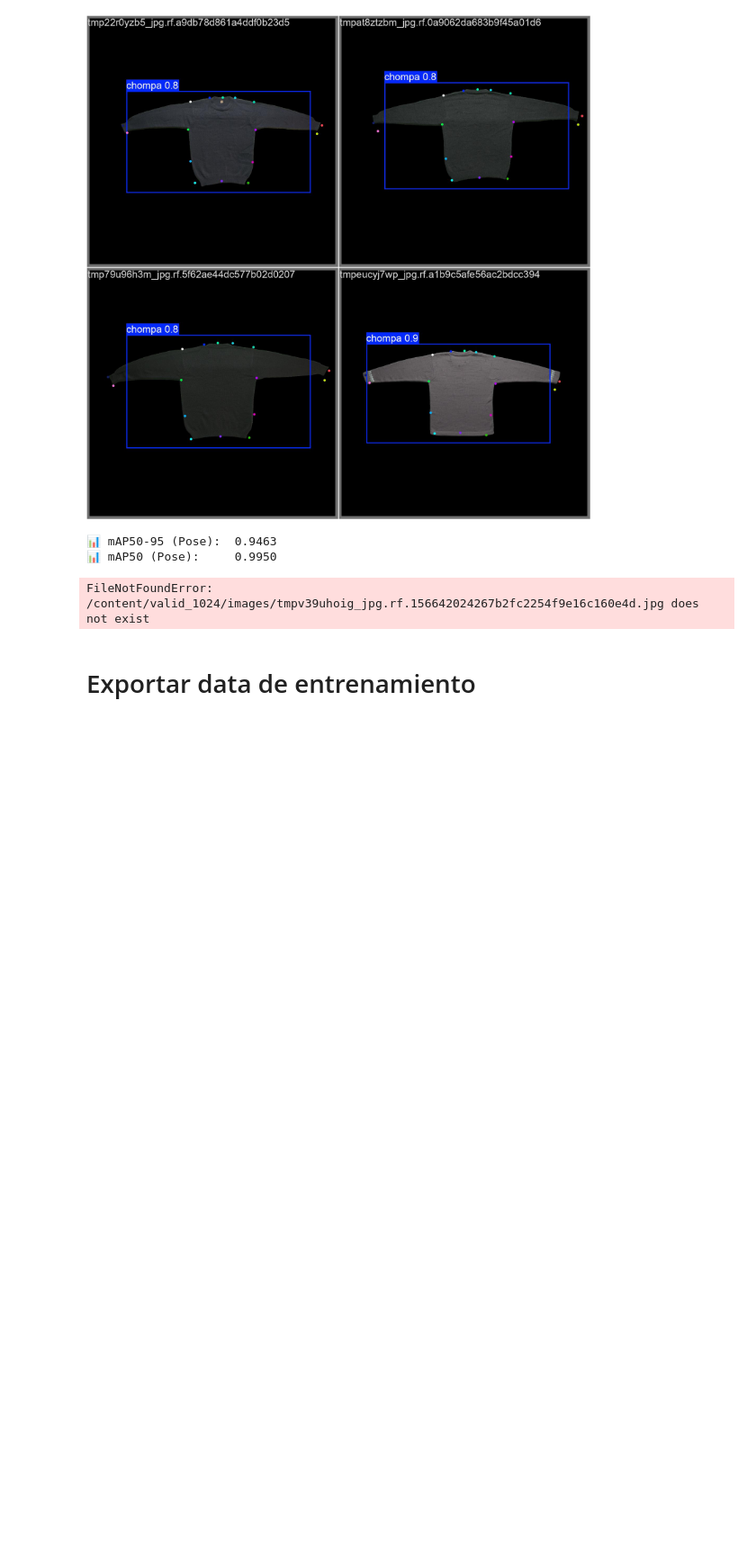
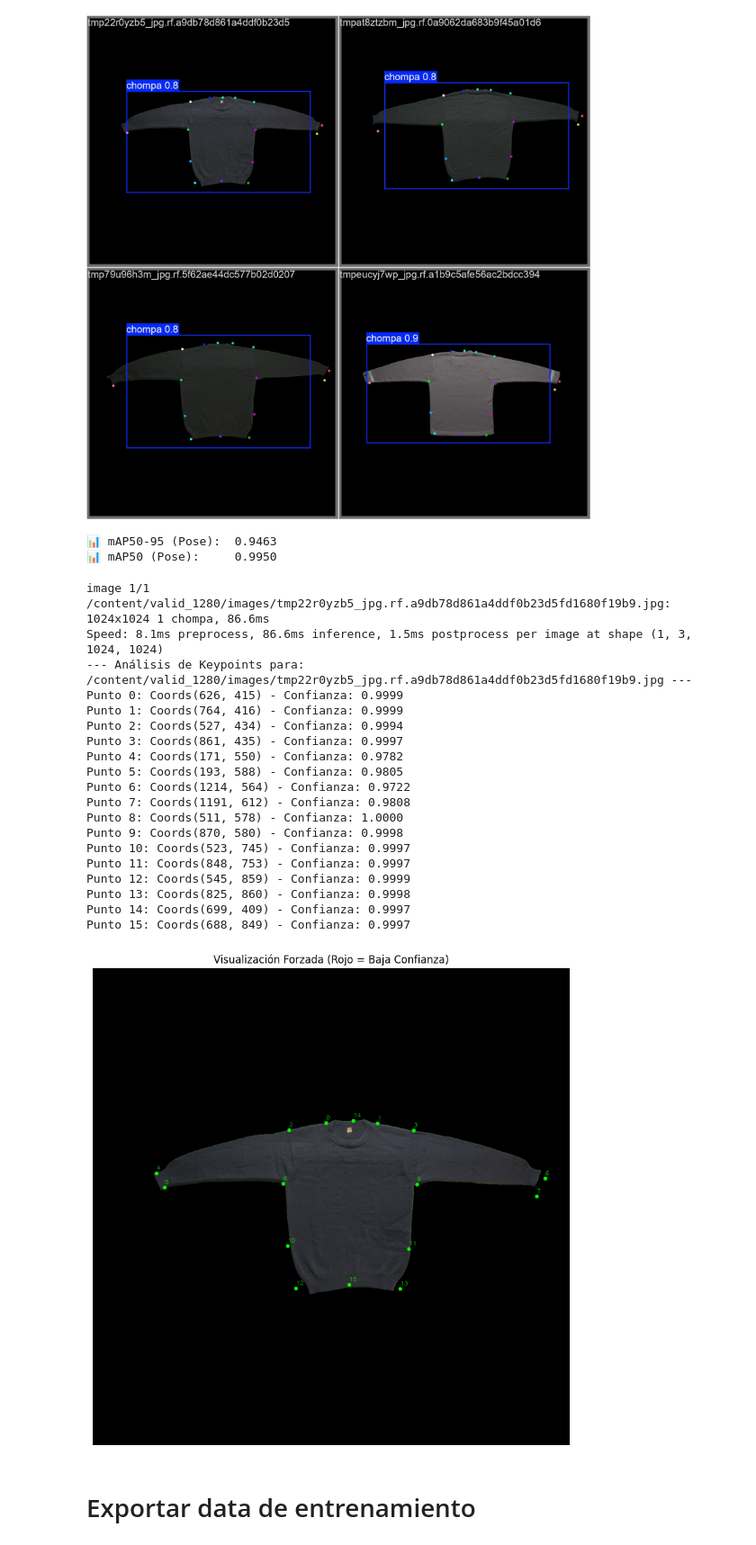
Before and after one commit to jarl24-dev/clothes-failures-detection, a Jupyter notebook: ClothesDetectionVs03.ipynb, the cells around one changed output. Shown at 90% size. Saved outputs shown, nothing was run; the diff lists cells and outputs as text; code cells hidden in the pictures; blank space fills up the shorter version.

```diff
--- a/ClothesDetectionVs02.ipynb
+++ b/ClothesDetectionVs03.ipynb
@@ -859,41 +863,60 @@ from ultralytics import YOLO
 import matplotlib.pyplot as plt
 
 # 1. Cargar tu mejor modelo
-model = YOLO('/content/runs/pose/metrologia_chompas/v9_m1280_color_agnostic/weights/best.pt')
+model = YOLO(f'/content/runs/pose/metrologia_chompas/{modelo}/weights/best.pt')
 
 # 2. Ruta de la imagen que quieres inspeccionar
-img_path = '/content/valid_1024/images/tmpv39uhoig_jpg.rf.156642024267b2fc2254f9e16c160e4d.jpg'
+img_path = '/content/valid_1024/images/tmpat8ztzbm_jpg.rf.0a9062da683b9f45a01d62af8efb1a07.jpg'
 
 # 3. Inferencia con umbral de confianza MUY BAJO (0.10)
 # Esto nos mostrará si el modelo detectó los puños pero con baja seguridad.
 results = model.predict(source=img_path, conf=0.10, imgsz=1024)
 
 for r in results:
     img = r.orig_img.copy()
     img = cv2.cvtColor(img, cv2.COLOR_BGR2RGB)
 
     # Extraer keypoints y sus confianzas
     # shape: [num_personas, num_keypoints, 3] -> (x, y, conf)
     kpts = r.keypoints.data[0].cpu().numpy()
 
     print(f"--- Análisis de Keypoints para: {img_path} ---")
     for i, kpt in enumerate(kpts):
         x, y, conf = kpt
         # Los puños suelen ser los últimos puntos según tu flip_idx (puntos 12, 13, 14, 15)
         print(f"Punto {i}: Coords({int(x)}, {int(y)}) - Confianza: {conf:.4f}")
 
         # Dibujar TODOS los puntos encontrados, incluso los de baja confianza
         color = (0, 255, 0) if conf > 0.5 else (255, 0, 0) # Verde si es bueno, Rojo si es dudoso
         cv2.circle(img, (int(x), int(y)), 5, color, -1)
         cv2.putText(img, str(i), (int(x), int(y)-10), cv2.FONT_HERSHEY_SIMPLEX, 0.5, color, 1)
 
     plt.figure(figsize=(10,10))
     plt.imshow(img)
     plt.title("Visualización Forzada (Rojo = Baja Confianza)")
     plt.axis('off')
     plt.show()
 # %% [output]
-FileNotFoundError: /content/valid_1024/images/tmpv39uhoig_jpg.rf.156642024267b2fc2254f9e16c160e4d.jpg does not exist
+image 1/1 /content/valid_1280/images/tmp22r0yzb5_jpg.rf.a9db78d861a4ddf0b23d5fd1680f19b9.jpg: 1024x1024 1 chompa, 86.6ms
+Speed: 8.1ms preprocess, 86.6ms inference, 1.5ms postprocess per image at shape (1, 3, 1024, 1024)
+--- Análisis de Keypoints para: /content/valid_1280/images/tmp22r0yzb5_jpg.rf.a9db78d861a4ddf0b23d5fd1680f19b9.jpg ---
+Punto 0: Coords(626, 415) - Confianza: 0.9999
+Punto 1: Coords(764, 416) - Confianza: 0.9999
+Punto 2: Coords(527, 434) - Confianza: 0.9994
+Punto 3: Coords(861, 435) - Confianza: 0.9997
+Punto 4: Coords(171, 550) - Confianza: 0.9782
+Punto 5: Coords(193, 588) - Confianza: 0.9805
+Punto 6: Coords(1214, 564) - Confianza: 0.9722
+Punto 7: Coords(1191, 612) - Confianza: 0.9808
+Punto 8: Coords(511, 578) - Confianza: 1.0000
+Punto 9: Coords(870, 580) - Confianza: 0.9998
+Punto 10: Coords(523, 745) - Confianza: 0.9997
+Punto 11: Coords(848, 753) - Confianza: 0.9997
+Punto 12: Coords(545, 859) - Confianza: 0.9999
+Punto 13: Coords(825, 860) - Confianza: 0.9998
+Punto 14: Coords(699, 409) - Confianza: 0.9997
+Punto 15: Coords(688, 849) - Confianza: 0.9997
+[figure, added]
 # %% [markdown]
 # Exportar data de entrenamiento
 # %%
```
Also changed, not shown: parts of 19 cells of this notebook.
